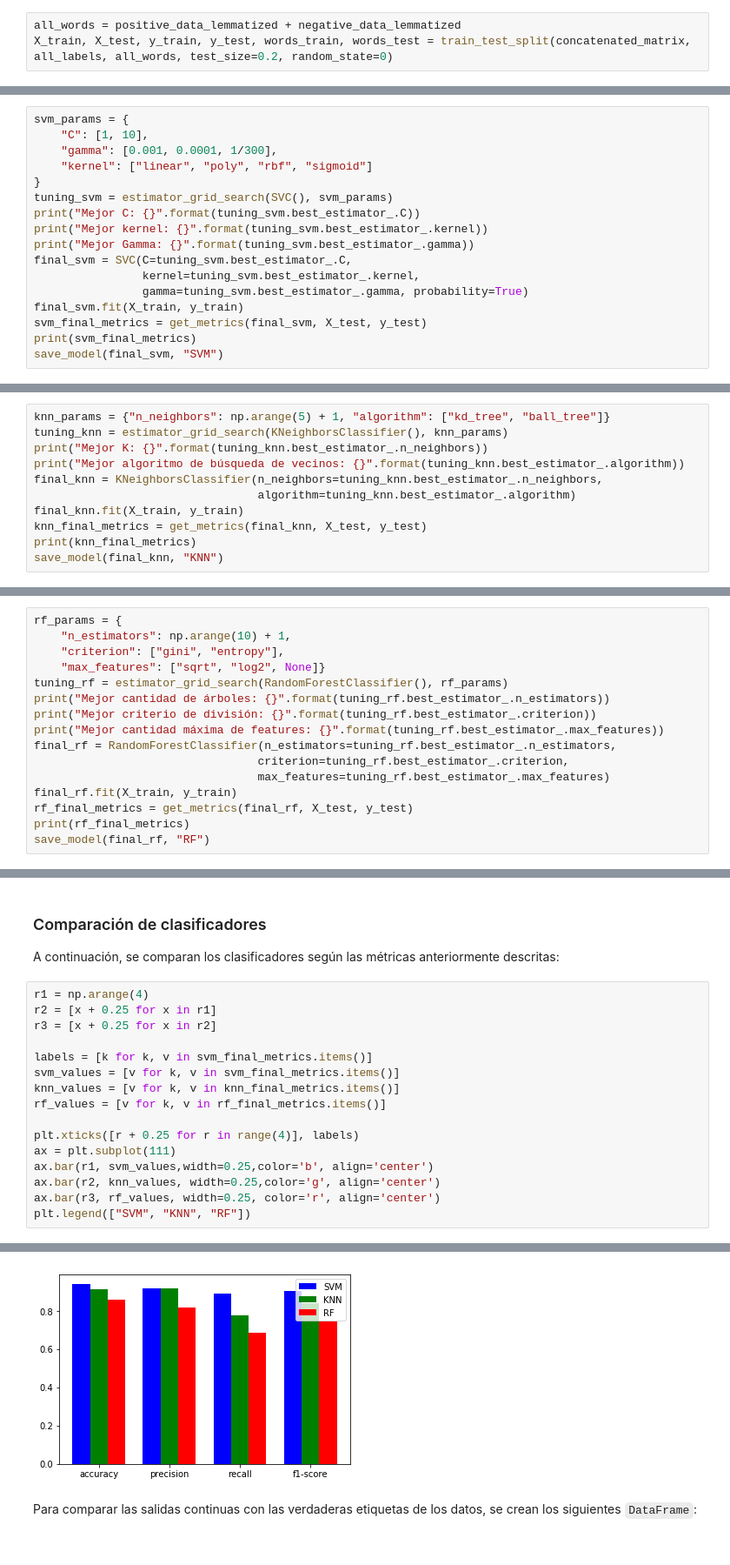
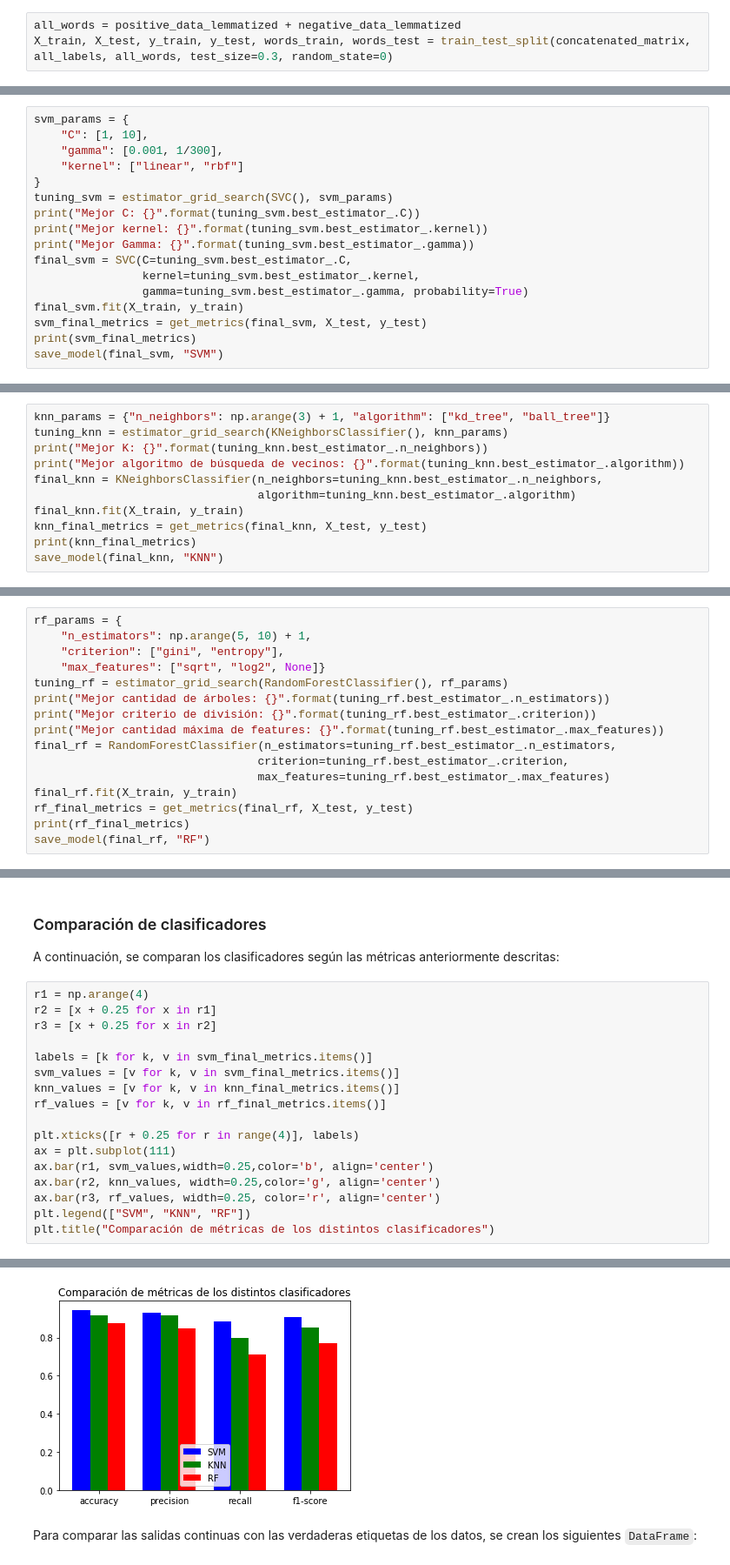
Before and after one commit to diflores/sentiment-analysis-assignment, a Jupyter notebook: Tarea 2.ipynb, the cells around one changed output, grey strips where cells are left out. Shown at 87% size. Cells and saved outputs as stored; diff of their text form.

```diff
--- a/Tarea 2.ipynb
+++ b/Tarea 2.ipynb
@@ -179,7 +180,7 @@ print(concatenated_matrix.shape)
 Con el objeto de hacer una correcta clasificación, se separan los datos en entrenamiento y *testing*. En particular, se utiliza el 80% de los datos para entrenar los modelos y 20% para probarlos.
 # %%
 all_words = positive_data_lemmatized + negative_data_lemmatized
-X_train, X_test, y_train, y_test, words_train, words_test = train_test_split(concatenated_matrix, all_labels, all_words, test_size=0.2, random_state=0)
+X_train, X_test, y_train, y_test, words_train, words_test = train_test_split(concatenated_matrix, all_labels, all_words, test_size=0.3, random_state=0)
 # %% [markdown]
 ### Calibración de híper-parámetros
 
@@ -218,8 +219,8 @@ El primer modelo entrenado en esta tarea corresponde a *Support Vector Machines*
 # %%
 svm_params = {
     "C": [1, 10],
-    "gamma": [0.001, 0.0001, 1/300],
-    "kernel": ["linear", "poly", "rbf", "sigmoid"]
+    "gamma": [0.001, 1/300],
+    "kernel": ["linear", "rbf"]
 }
 tuning_svm = estimator_grid_search(SVC(), svm_params)
 print("Mejor C: {}".format(tuning_svm.best_estimator_.C))
@@ -243,7 +244,7 @@ Mejor Gamma: 0.0033333333333333335
 
 Se realizan los mismos pasos que en el caso del SVM, pero ahora para entrenar un clasificador KNN.
 # %%
-knn_params = {"n_neighbors": np.arange(5) + 1, "algorithm": ["kd_tree", "ball_tree"]}
+knn_params = {"n_neighbors": np.arange(3) + 1, "algorithm": ["kd_tree", "ball_tree"]}
 tuning_knn = estimator_grid_search(KNeighborsClassifier(), knn_params)
 print("Mejor K: {}".format(tuning_knn.best_estimator_.n_neighbors))
 print("Mejor algoritmo de búsqueda de vecinos: {}".format(tuning_knn.best_estimator_.algorithm))
@@ -264,7 +265,7 @@ Mejor algoritmo de búsqueda de vecinos: kd_tree
 Finalmente, se evaluó el desempeño de un ensamble de árboles de decisión sobre esta tarea de clasificación.
 # %%
 rf_params = {
-    "n_estimators": np.arange(10) + 1,
+    "n_estimators": np.arange(5, 10) + 1,
     "criterion": ["gini", "entropy"],
     "max_features": ["sqrt", "log2", None]}
 tuning_rf = estimator_grid_search(RandomForestClassifier(), rf_params)
@@ -309,4 +310,5 @@ ax.bar(r1, svm_values,width=0.25,color='b', align='center')
 ax.bar(r2, knn_values, width=0.25,color='g', align='center')
 ax.bar(r3, rf_values, width=0.25, color='r', align='center')
 plt.legend(["SVM", "KNN", "RF"])
+plt.title("Comparación de métricas de los distintos clasificadores")
 # %% [output]
@@ -314,4 +316,4 @@ plt.legend(["SVM", "KNN", "RF"])
-[figure, old version]
+[figure, new version]
 # %% [markdown]
 Para comparar las salidas continuas con las verdaderas etiquetas de los datos, se crean los siguientes `DataFrame`:
 # %%
```
Also changed, not shown: parts of 25 cells of this notebook.
